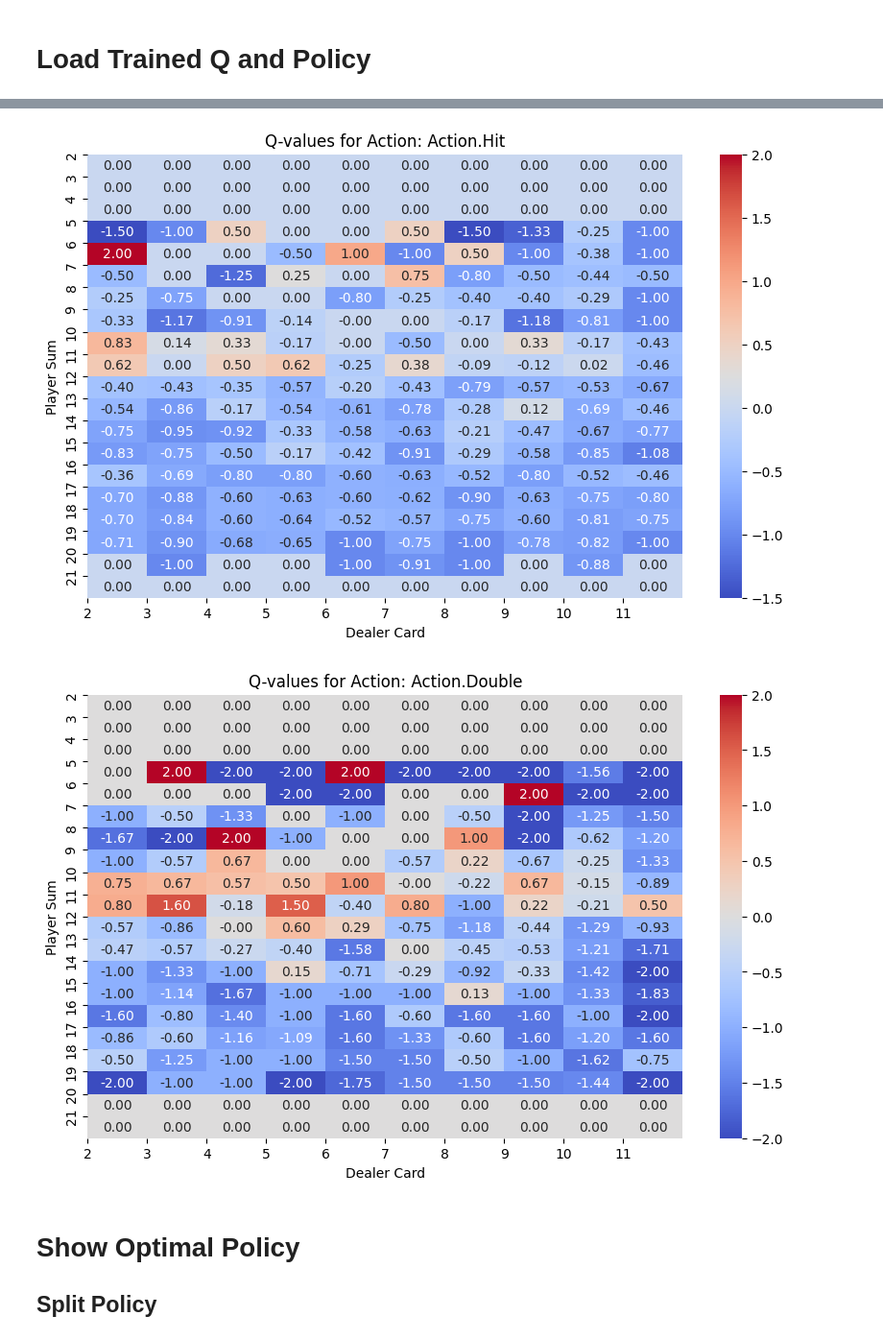
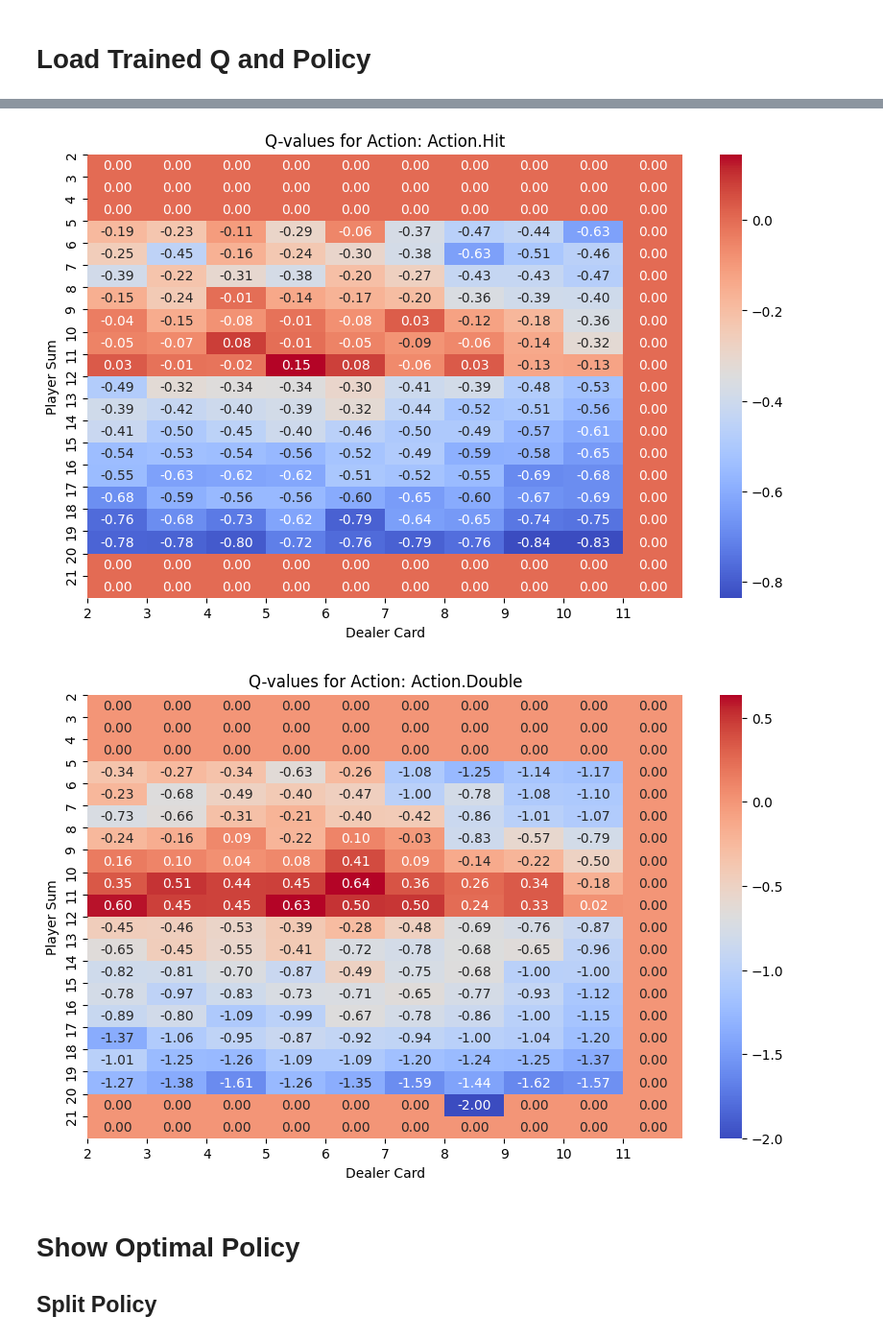
Before and after one commit to Horizon-42/black_jack, a Jupyter notebook: analysis.ipynb, the cells around one changed output, grey strips where cells are left out. Shown at 96% size. Saved outputs shown, nothing was run; the diff lists cells and outputs as text; code cells hidden in the pictures.

```diff
--- a/analysis.ipynb
+++ b/analysis.ipynb
@@ -20,5 +27,4 @@ with open(f"{save_path}/Q.pkl", "rb") as f:
 # %%
-from models.utils import BaseState, Action
 import numpy as np
 # plotting
 import matplotlib.pyplot as plt
@@ -37,7 +43,8 @@ for action in [Action.Stand, Action.Hit, Action.Double]:
                 player_sum=player_sum,
                 dealer_card=dealer_card_value,
                 usible_ace=False,
-                splitable=False
+                splitable=False,
+                can_double=True,
             )
             if state in Q and action in Q[state]:
                 action_tables[action][i, j] = Q[state][action]
@@ -60,5 +67,5 @@ for action, table in action_tables.items():
-[figure, old version]
+[figure, new version]
-[figure, old version]
+[figure, new version]
 # %% [markdown]
 # Show Optimal Policy
 ## Split Policy
```
Also changed, not shown: parts of 5 cells of this notebook, 4 other files.
